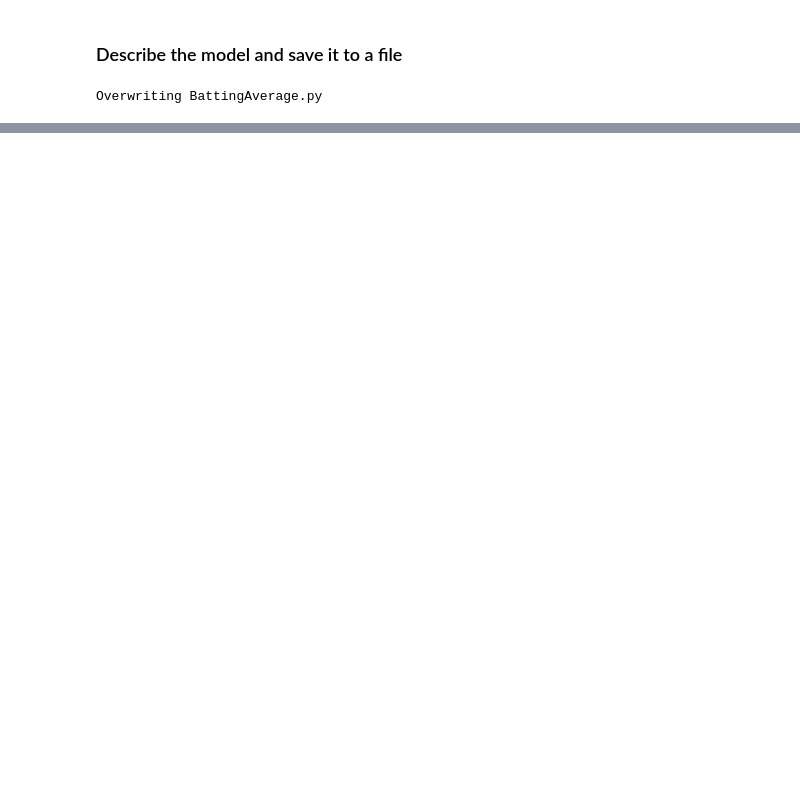
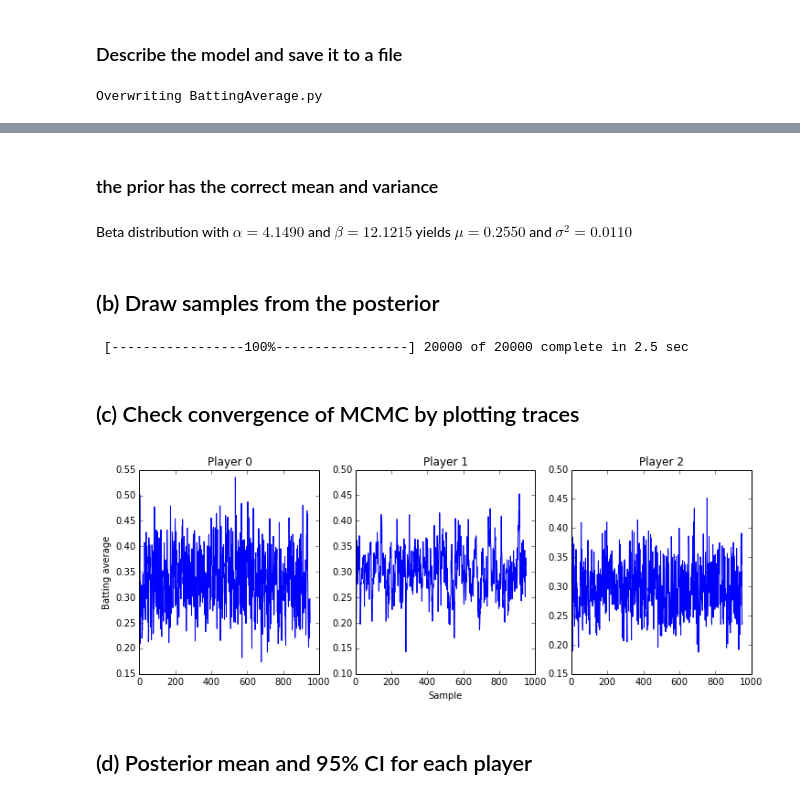
Before and after one commit to r-b-g-b/AY250_HW, a Jupyter notebook: hw11/hw11.ipynb, the cells around one changed output, grey strips where cells are left out. Drawn from its saved outputs; the diff is of its cells as text; code cells hidden in the pictures; blank space fills up the shorter version.

Commit message:
added comments, formatted plotting, prettified

```diff
--- a/hw11/hw11.ipynb
+++ b/hw11/hw11.ipynb
@@ -105,0 +83,31 @@ dtype: float64
+# %% [markdown]
+### the prior has the correct mean and variance
+# %%
+from scipy.stats import beta
+from IPython.display import Latex
+
+B = beta(M.alpha, M.beta)
+# print 'Beta distribution with'
+Latex(r"""Beta distribution with $\alpha=%.4f$ and $\beta=%.4f$ yields $\mu=%.4f$ and $\sigma^2=%.4f$
+     """ % (M.alpha, M.beta, B.mean(), B.var()))
+# %% [output]
+Beta distribution with $\alpha=4.1490$ and $\beta=12.1215$ yields $\mu=0.2550$ and $\sigma^2=0.0110$
+# %% [markdown]
+## (b) Draw samples from the posterior
+# %%
+M.sample(20000, burn=1000, thin=20)
+# %% [output]
+ [-----------------100%-----------------] 20000 of 20000 complete in 2.5 sec
+# %% [markdown]
+## (c) Check convergence of MCMC by plotting traces
+# %%
+fig, axs = plt.subplots(1, 3, figsize=(12, 4));
+for i in range(3):
+    axs[i].plot(M.avg.trace[:, i]);
+    axs[i].set_title('Player %u' % i);
+axs[0].set_ylabel('Batting average');
+axs[1].set_xlabel('Sample');
+# %% [output]
+[figure, added]
+# %% [markdown]
+## (d) Posterior mean and 95% CI for each player
```
Also changed, not shown: parts of 19 cells of this notebook, 1 other file.
